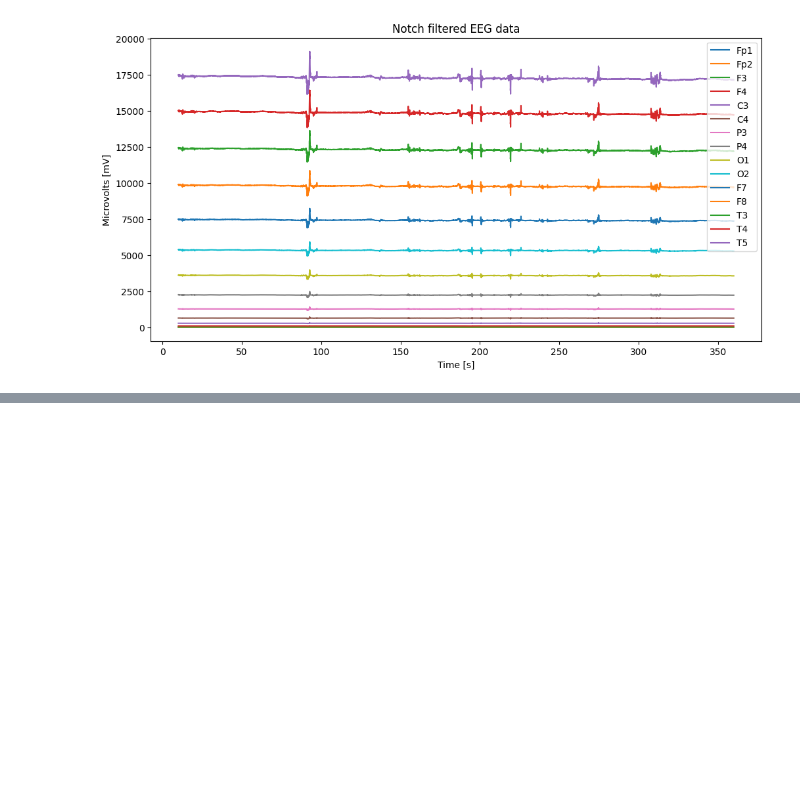
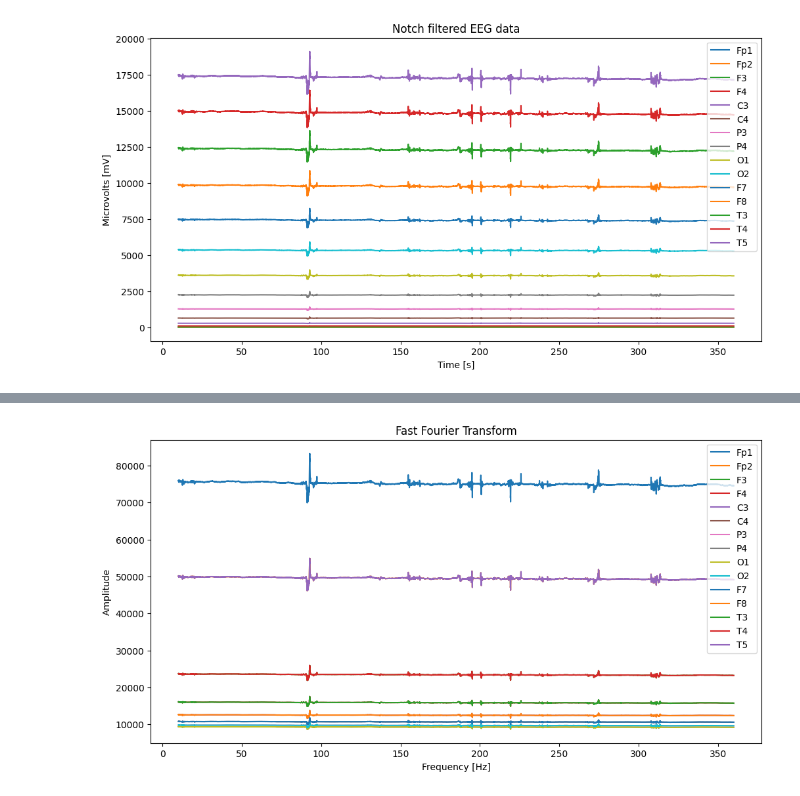
Before and after one commit to LilVegedog/BCI_Project, a Jupyter notebook: src/preprocessing_pipeline/preprocessing_test_aiden.ipynb, the cells around one changed output, grey strips where cells are left out. Saved outputs shown, nothing was run; the diff lists cells and outputs as text; code cells hidden in the pictures; blank space fills up the shorter version.

```diff
--- a/src/preprocessing_pipeline/preprocessing_test_aiden.ipynb
+++ b/src/preprocessing_pipeline/preprocessing_test_aiden.ipynb
@@ -264,0 +284,15 @@ plt.show()
+# %%
+# Apply fast fourier transform to the data
+from scipy.fftpack import fft
+# Apply the fast fourier transform
+data_samples_fft = fft(data_samples_filtered_notch)
+# Plot the fast fourier transform
+plt.figure(figsize=(12, 6))
+plt.plot(data_time, np.abs(data_samples_fft))
+plt.xlabel('Frequency [Hz]')
+plt.ylabel('Amplitude')
+plt.title('Fast Fourier Transform')
+plt.legend(['Fp1', 'Fp2', 'F3', 'F4', 'C3', 'C4', 'P3', 'P4', 'O1', 'O2', 'F7', 'F8', 'T3', 'T4', 'T5', 'T6', 'Fz', 'Cz', 'Pz'])
+plt.show()
+# %% [output]
+[figure, added]
```
Also changed, not shown: parts of 4 cells of this notebook.
